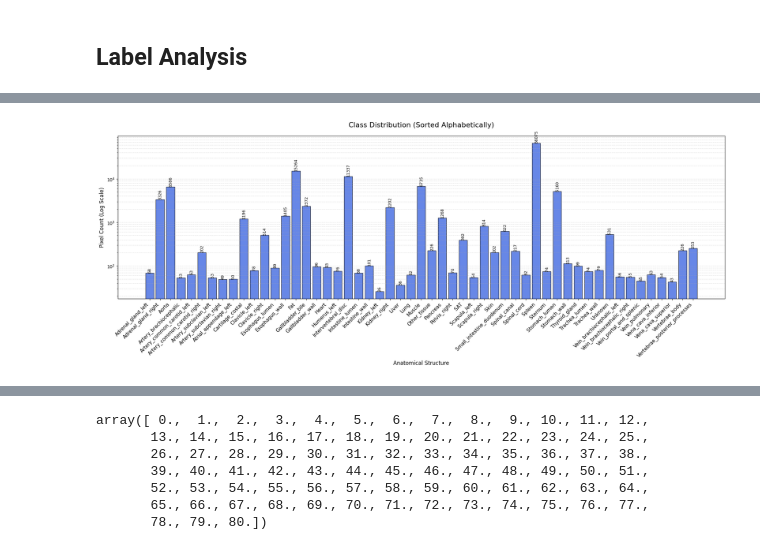
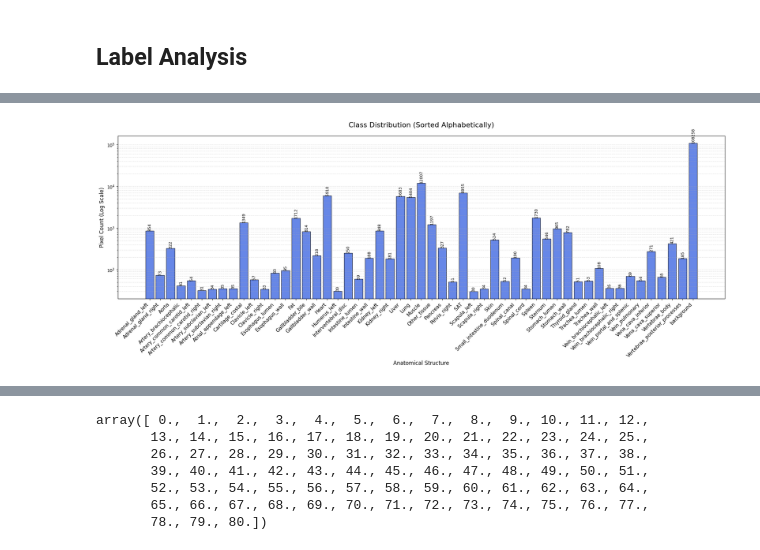
Before and after one commit to paolodc5/CMR_synthesis, a Jupyter notebook: mt_DIDC_analysis.ipynb, the cells around one changed output, grey strips where cells are left out. Saved outputs shown, nothing was run; the diff lists cells and outputs as text; code cells hidden in the pictures.

Commit message:
Remapping labels to NNs, training gans, ... started examples on diffusion models.

```diff
--- a/mt_DIDC_analysis.ipynb
+++ b/mt_DIDC_analysis.ipynb
@@ -91,5 +90,7 @@ with open (DATA_PATH + '/tissue_list.txt', 'r') as f:
             original_labels.append(line)
 
 print(original_labels)
+original_labels_bkg = ['background'] + original_labels
+print(original_labels_bkg)
 # %% [output]
 ['Spleen', 'Kidney_right', 'Kidney_left', 'Gallbladder_bile', 'Liver', 'Stomach_lumen', 'Pancreas', 'Adrenal_gland_right', 'Adrenal_gland_left', 'Lung', '__unused__', '__unused__', '__unused__', '__un ...
@@ -126,9 +132,10 @@ Slice number: 9
 # %%
-slices_black = pat['interpolated_intensity'][:,:,:]
-fig, ax = plt.subplots(1, slices_black.shape[2], figsize=(10, 10))
+slices_black = pat['interpolated_intensity']
+fig, ax = plt.subplots(1, slices_black.shape[2], figsize=(30, 30))
 for i in range(slices_black.shape[2]):
     ax[i].imshow(slices_black[:,:,i], cmap='gray')
     ax[i].axis('off')
+    ax[i].set_title(f'{i}')
 plt.tight_layout()
 
 print(np.unique(slices_black))
@@ -139,10 +146,8 @@ print(np.unique(slices_black))
 # %%
-import matplotlib.pyplot as plt
-import numpy as np
-
-no_unk_labels = ["" if x == '__unused__' else x for x in original_labels]
-
-counts = np.bincount(ex_segmentation.flatten().astype(int))
+ex_segmentation_mean = pat['interpolated_segmentation'][:,:,2:13]
+no_unk_labels = ["" if x == '__unused__' else x for x in original_labels_bkg]
+# no_unk_labels = original_labels_bkg
+counts = np.bincount(ex_segmentation_mean.flatten().astype(int))/10
 indices = np.arange(len(counts))
 
 if len(no_unk_labels) < len(counts):
@@ -154,31 +159,31 @@ elif len(no_unk_labels) > len(counts):
 mask = (counts > 0) & (np.array(no_unk_labels) != "")
 filtered_labels = [no_unk_labels[i] for i in indices if mask[i]]
 filtered_counts = counts[mask]
 
 # Sort both lists alphabetically by label name
 sorted_data = sorted(zip(filtered_labels, filtered_counts))
 filtered_labels, filtered_counts = zip(*sorted_data)
 
 plt.figure(figsize=(20, 8))
 
 bars = plt.bar(range(len(filtered_labels)), filtered_counts,
                color='royalblue', edgecolor='black', alpha=0.8)
 
 plt.xticks(range(len(filtered_labels)), filtered_labels,
            rotation=45, ha='right', fontsize=11)
 
 plt.title('Class Distribution (Sorted Alphabetically)', fontsize=16, pad=20)
 plt.xlabel('Anatomical Structure', fontsize=12)
 plt.ylabel('Pixel Count (Log Scale)', fontsize=12)
 plt.yscale('log')
 plt.grid(axis='y', linestyle='--', alpha=0.4, which='both')
 
 for bar in bars:
     yval = bar.get_height()
     plt.text(bar.get_x() + bar.get_width()/2, yval, f'{int(yval)}',
              va='bottom', ha='center', fontsize=9, rotation=90)
 
 plt.tight_layout()
 plt.show()
 # %% [output]
-[figure, old version]
+[figure, new version]
```
Also changed, not shown: parts of 33 cells of this notebook, 3 other files.
